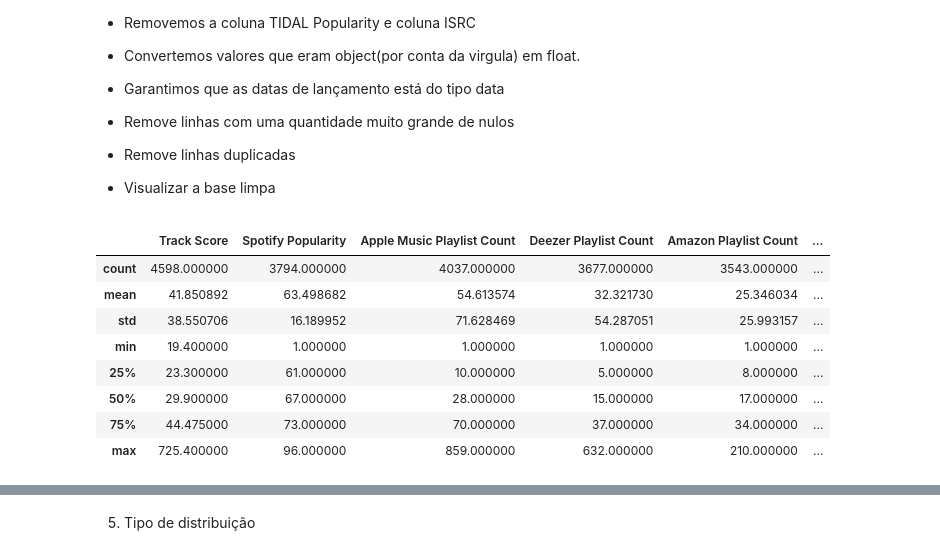
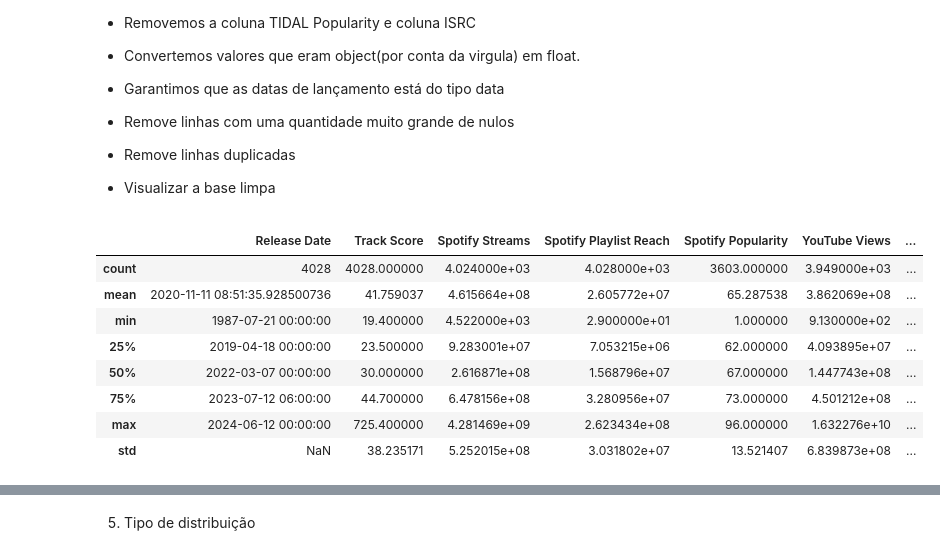
Before and after one commit to Hamashyach/AnaliseDados_projeto1, a Jupyter notebook: ProjetoMusicas.ipynb, the cells around one changed output, grey strips where cells are left out. Drawn from its saved outputs; the diff is of its cells as text; code cells hidden in the pictures.

```diff
--- a/ProjetoMusicas.ipynb
+++ b/ProjetoMusicas.ipynb
@@ -233,14 +242,14 @@ Base após limpeza:  (4028, 27)
 * Visualizar a base limpa
 # %%
 #Descrição estatísticas dos dados
-df.describe()
+df_limpo.describe()
 # %% [output]
-|  | Track Score | Spotify Popularity | Apple Music Playlist Count | Deezer Playlist Count | Amazon Playlist Count | ... |
-| count | 4598.000000 | 3794.000000 | 4037.000000 | 3677.000000 | 3543.000000 | ... |
-| mean | 41.850892 | 63.498682 | 54.613574 | 32.321730 | 25.346034 | ... |
-| std | 38.550706 | 16.189952 | 71.628469 | 54.287051 | 25.993157 | ... |
-| min | 19.400000 | 1.000000 | 1.000000 | 1.000000 | 1.000000 | ... |
-| 25% | 23.300000 | 61.000000 | 10.000000 | 5.000000 | 8.000000 | ... |
-| 50% | 29.900000 | 67.000000 | 28.000000 | 15.000000 | 17.000000 | ... |
-| 75% | 44.475000 | 73.000000 | 70.000000 | 37.000000 | 34.000000 | ... |
-| max | 725.400000 | 96.000000 | 859.000000 | 632.000000 | 210.000000 | ... |
+|  | Release Date | Track Score | Spotify Streams | Spotify Playlist Reach | Spotify Popularity | YouTube Views | ... |
+| count | 4028 | 4028.000000 | 4.024000e+03 | 4.028000e+03 | 3603.000000 | 3.949000e+03 | ... |
+| mean | 2020-11-11 08:51:35.928500736 | 41.759037 | 4.615664e+08 | 2.605772e+07 | 65.287538 | 3.862069e+08 | ... |
+| min | 1987-07-21 00:00:00 | 19.400000 | 4.522000e+03 | 2.900000e+01 | 1.000000 | 9.130000e+02 | ... |
+| 25% | 2019-04-18 00:00:00 | 23.500000 | 9.283001e+07 | 7.053215e+06 | 62.000000 | 4.093895e+07 | ... |
+| 50% | 2022-03-07 00:00:00 | 30.000000 | 2.616871e+08 | 1.568796e+07 | 67.000000 | 1.447743e+08 | ... |
+| 75% | 2023-07-12 06:00:00 | 44.700000 | 6.478156e+08 | 3.280956e+07 | 73.000000 | 4.501212e+08 | ... |
+| max | 2024-06-12 00:00:00 | 725.400000 | 4.281469e+09 | 2.623434e+08 | 96.000000 | 1.632276e+10 | ... |
+| std | NaN | 38.235171 | 5.252015e+08 | 3.031802e+07 | 13.521407 | 6.839873e+08 | ... |
```
Also changed, not shown: parts of 33 cells of this notebook.
